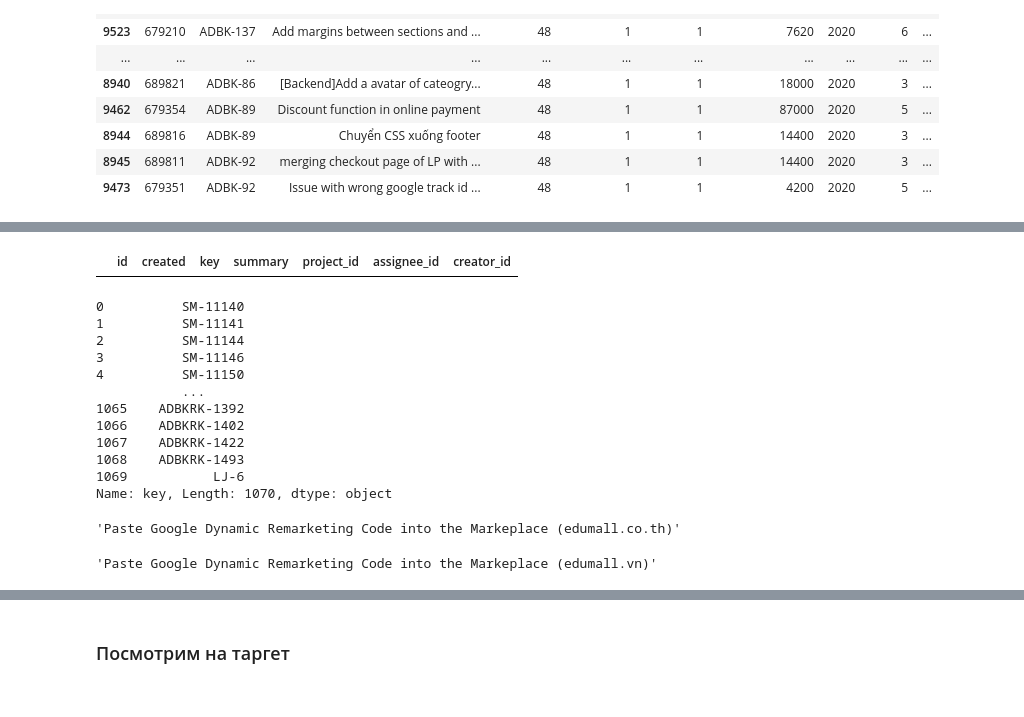
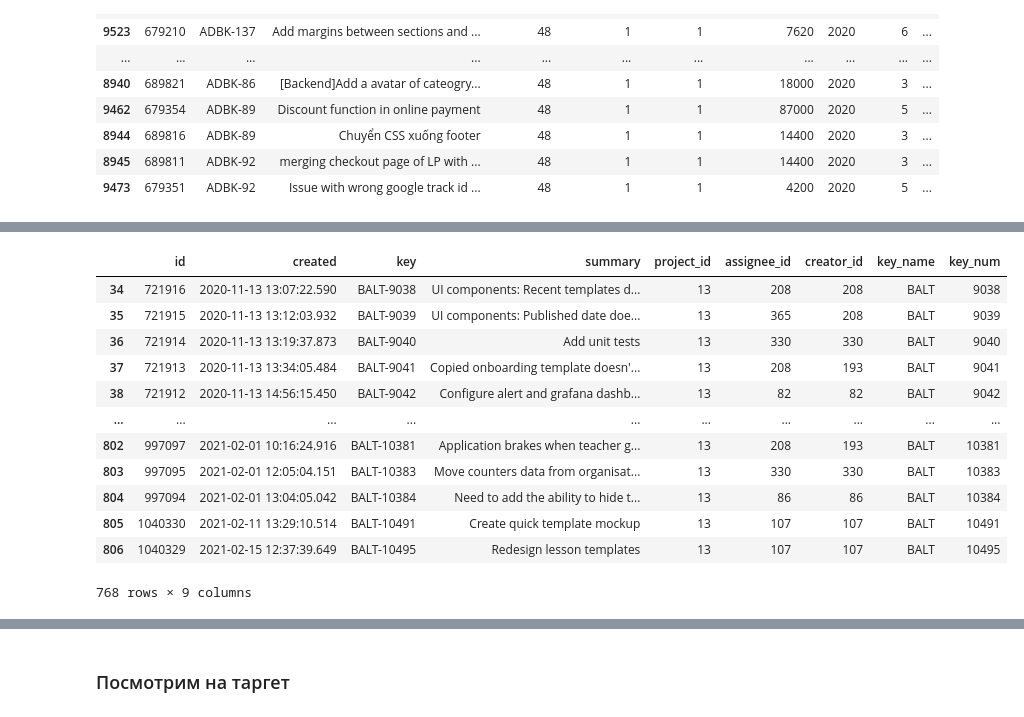
Before and after one commit to TayJen/hackathon_algu2022, a Jupyter notebook: H_ALGU_2022_Research.ipynb, the cells around one changed output, grey strips where cells are left out. Cells and saved outputs as stored; diff of their text form; code cells hidden in the pictures.

Commit message:
some data was analyzed

```diff
--- a/H_ALGU_2022_Research.ipynb
+++ b/H_ALGU_2022_Research.ipynb
@@ -223,28 +252,19 @@ df[df['key'].isin(df['key'][df['key'].duplicated()])].sort_values('key')
 # %%
 df_test = pd.read_csv('./data/test/test_issues.csv')
-df_test[df_test['key'].isin(df_test['key'][df_test['key'].duplicated()])].sort_values('key')
+df_test['key_name'] = df_test['key'].apply(lambda x: x.split('-')[0])
+df_test['key_num'] = df_test['key'].apply(lambda x: x.split('-')[1])
+df_test[df_test.key_name == 'BALT']
 # %% [output]
-|  | id | created | key | summary | project_id | assignee_id | creator_id |
+|  | id | created | key | summary | project_id | assignee_id | creator_id | key_name | key_num |
+| 34 | 721916 | 2020-11-13 13:07:22.590 | BALT-9038 | UI components: Recent templates d... | 13 | 208 | 208 | BALT | 9038 |
+| 35 | 721915 | 2020-11-13 13:12:03.932 | BALT-9039 | UI components: Published date doe... | 13 | 365 | 208 | BALT | 9039 |
+| 36 | 721914 | 2020-11-13 13:19:37.873 | BALT-9040 | Add unit tests | 13 | 330 | 330 | BALT | 9040 |
+| 37 | 721913 | 2020-11-13 13:34:05.484 | BALT-9041 | Copied onboarding template doesn'... | 13 | 208 | 193 | BALT | 9041 |
+| 38 | 721912 | 2020-11-13 14:56:15.450 | BALT-9042 | Configure alert and grafana dashb... | 13 | 82 | 82 | BALT | 9042 |
+| ... | ... | ... | ... | ... | ... | ... | ... | ... | ... |
+| 802 | 997097 | 2021-02-01 10:16:24.916 | BALT-10381 | Application brakes when teacher g... | 13 | 208 | 193 | BALT | 10381 |
+| 803 | 997095 | 2021-02-01 12:05:04.151 | BALT-10383 | Move counters data from organisat... | 13 | 330 | 330 | BALT | 10383 |
+| 804 | 997094 | 2021-02-01 13:04:05.042 | BALT-10384 | Need to add the ability to hide t... | 13 | 86 | 86 | BALT | 10384 |
+| 805 | 1040330 | 2021-02-11 13:29:10.514 | BALT-10491 | Create quick template mockup | 13 | 107 | 107 | BALT | 10491 |
+| 806 | 1040329 | 2021-02-15 12:37:39.649 | BALT-10495 | Redesign lesson templates | 13 | 107 | 107 | BALT | 10495 |
+768 rows × 9 columns
-# %%
-df_test.key
-# %% [output]
-0          SM-11140
-1          SM-11141
-2          SM-11144
-3          SM-11146
-4          SM-11150
-           ...
-1065    ADBKRK-1392
-1066    ADBKRK-1402
-1067    ADBKRK-1422
-1068    ADBKRK-1493
-1069           LJ-6
-Name: key, Length: 1070, dtype: object
-# %%
-df_test[df_test.project_id == 48]['summary'][993]
-# %% [output]
-'Paste Google Dynamic Remarketing Code into the Markeplace (edumall.co.th)'
-# %%
-df_test[df_test.project_id == 48]['summary'][994]
-# %% [output]
-'Paste Google Dynamic Remarketing Code into the Markeplace (edumall.vn)'
```
Also changed, not shown: parts of 36 cells of this notebook.
